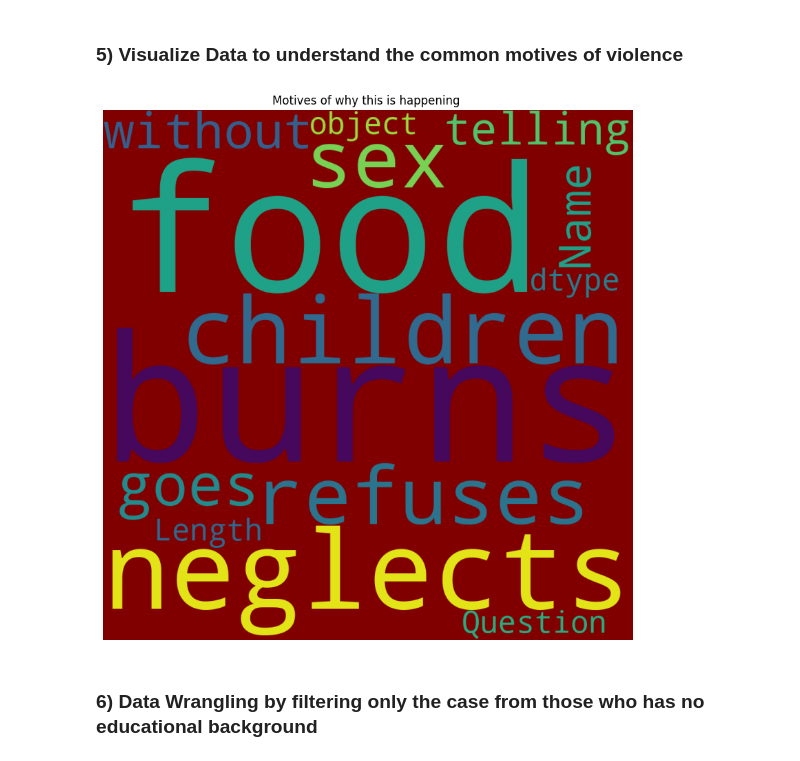
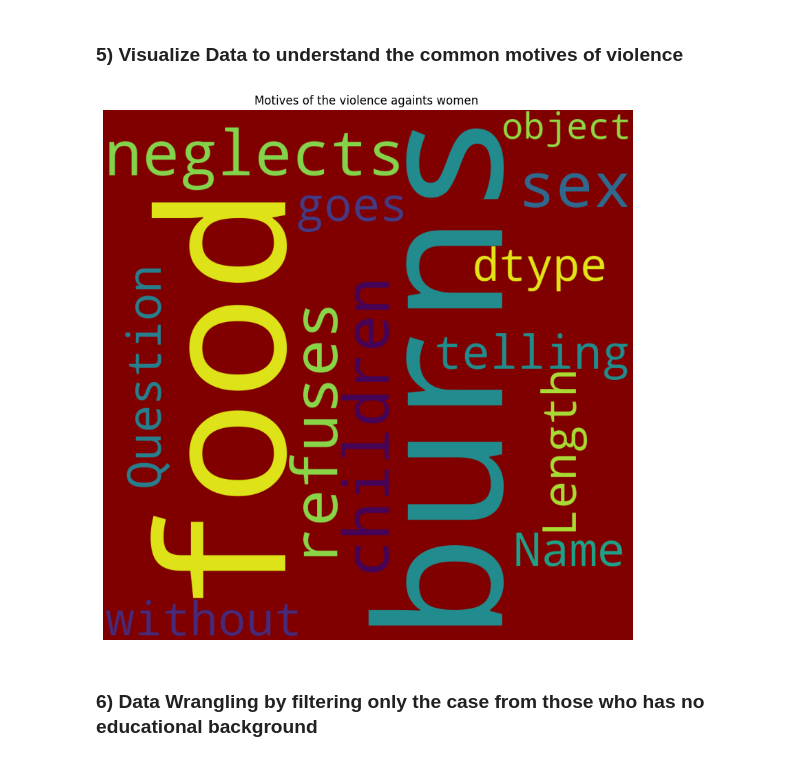
Before and after one commit to blacurly/sharing-github-oliv, a Jupyter notebook: Violence_Againts_Women.ipynb, the cells around one changed output. Saved outputs shown, nothing was run; the diff lists cells and outputs as text; code cells hidden in the pictures.

```diff
--- a/Violence_Againts_Women.ipynb
+++ b/Violence_Againts_Women.ipynb
@@ -57,18 +57,18 @@ Name: Value, dtype: float64
 # %%
 from wordcloud import WordCloud #library for word cloud visualizations
 from wordcloud import STOPWORDS #filtered out text data
 stopwords = set(STOPWORDS)
 wordcloud = WordCloud(background_color = 'maroon',
                       height =1000,
                       width = 1000
                      ).generate(str(violence_asean["Question"]))
 plt.rcParams['figure.figsize'] = (10,10)
 plt.axis("off")
 plt.imshow(wordcloud)
-plt.title("Motives of why this is happening ")
+plt.title("Motives of the violence againts women ")
 plt.show()
 # %% [output]
-[figure, old version]
+[figure, new version]
 # %% [markdown]
 ### **6) Data Wrangling by filtering only the case from those who has no educational background**
 # %%
```
Also changed, not shown: parts of 2 cells of this notebook.
